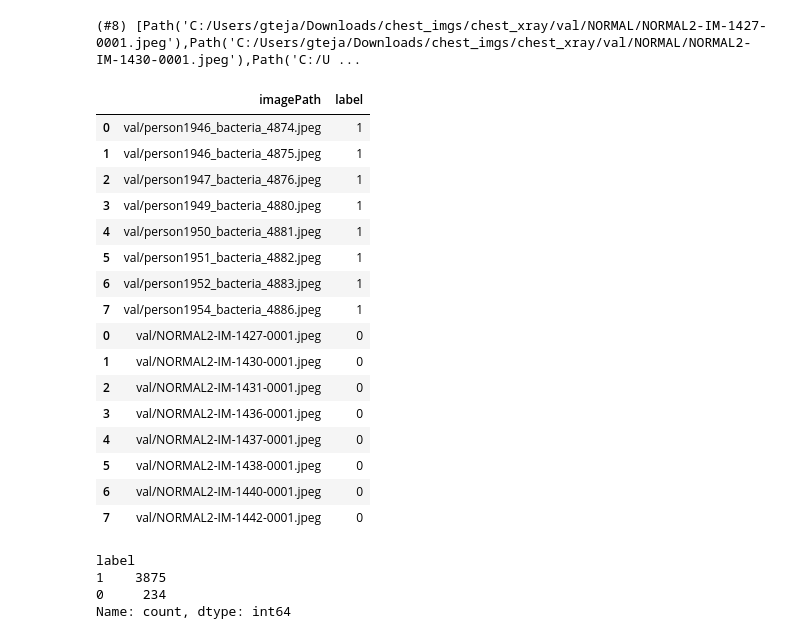
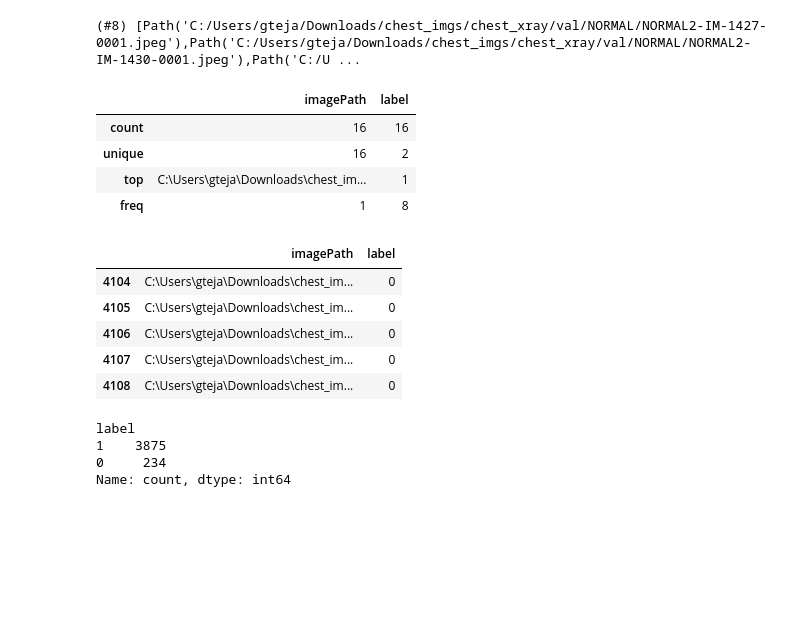
Before and after one commit to Cascade0507/Machine-Learning, a Jupyter notebook: Deep Learning/Pneumonia_Prediction_X-ray/Pneumonia_CNN.ipynb, the cells around one changed output. Drawn from its saved outputs; the diff is of its cells as text; code cells hidden in the pictures; blank space fills up the shorter version.

Commit message:
load image data and make sample cnn

```diff
--- a/Deep Learning/Pneumonia_Prediction_X-ray/Pneumonia_CNN.ipynb
+++ b/Deep Learning/Pneumonia_Prediction_X-ray/Pneumonia_CNN.ipynb
@@ -19,12 +20,12 @@ path
 # %% [output]
 Path('C:/Users/gteja/Downloads/chest_imgs/chest_xray')
 # %%
-def CreateData(dataframe, folder, label, fp):
+def CreateData(dataframe, folder, label, fp,dir,index):
     for i,img in enumerate(folder):
         fname = os.path.basename(img)
-        imgpath = fp + fname
+        imgpath = os.path.join(fp,os.path.join(Path(dir),Path(fname)))
         vals = {'imagePath': imgpath, 'label': label}
-        tempdf = pd.DataFrame(data = vals,index=[i])
+        tempdf = pd.DataFrame(data = vals,index=[i+index])
         dataframe = pd.concat([dataframe,tempdf])
     return dataframe
 # %%
@@ -36,26 +37,14 @@ val_normal
 # %%
 cols = ['imagePath','label']
 vals = pd.DataFrame(columns=cols)
-vals = CreateData(vals,val_pneumonia,1,"val/")
-vals = CreateData(vals,val_normal,0,"val/")
+vals = CreateData(vals,val_pneumonia,1,path,"val/PNEUMONIA",0)
+vals = CreateData(vals,val_normal,0,path,"val/NORMAL",len(vals['imagePath']))
 # %%
-vals
+vals.describe()
 # %% [output]
 |  | imagePath | label |
-| 0 | val/person1946_bacteria_4874.jpeg | 1 |
-| 1 | val/person1946_bacteria_4875.jpeg | 1 |
-| 2 | val/person1947_bacteria_4876.jpeg | 1 |
-| 3 | val/person1949_bacteria_4880.jpeg | 1 |
-| 4 | val/person1950_bacteria_4881.jpeg | 1 |
-| 5 | val/person1951_bacteria_4882.jpeg | 1 |
-| 6 | val/person1952_bacteria_4883.jpeg | 1 |
-| 7 | val/person1954_bacteria_4886.jpeg | 1 |
-| 0 | val/NORMAL2-IM-1427-0001.jpeg | 0 |
-| 1 | val/NORMAL2-IM-1430-0001.jpeg | 0 |
-| 2 | val/NORMAL2-IM-1431-0001.jpeg | 0 |
-| 3 | val/NORMAL2-IM-1436-0001.jpeg | 0 |
-| 4 | val/NORMAL2-IM-1437-0001.jpeg | 0 |
-| 5 | val/NORMAL2-IM-1438-0001.jpeg | 0 |
-| 6 | val/NORMAL2-IM-1440-0001.jpeg | 0 |
-| 7 | val/NORMAL2-IM-1442-0001.jpeg | 0 |
+| count | 16 | 16 |
+| unique | 16 | 2 |
+| top | C:\Users\gteja\Downloads\chest_im... | 1 |
+| freq | 1 | 8 |
 # %%
@@ -74,3 +65,12 @@ train = CreateData(CreateData(train,train_pneumonia,1,"train/"),train_normal,0,"
+# %%
+test.tail()
+# %% [output]
+|  | imagePath | label |
+| 4104 | C:\Users\gteja\Downloads\chest_im... | 0 |
+| 4105 | C:\Users\gteja\Downloads\chest_im... | 0 |
+| 4106 | C:\Users\gteja\Downloads\chest_im... | 0 |
+| 4107 | C:\Users\gteja\Downloads\chest_im... | 0 |
+| 4108 | C:\Users\gteja\Downloads\chest_im... | 0 |
 # %%
 test['label'].value_counts()
 # %% [output]
```
Also changed, not shown: parts of 18 cells of this notebook.
